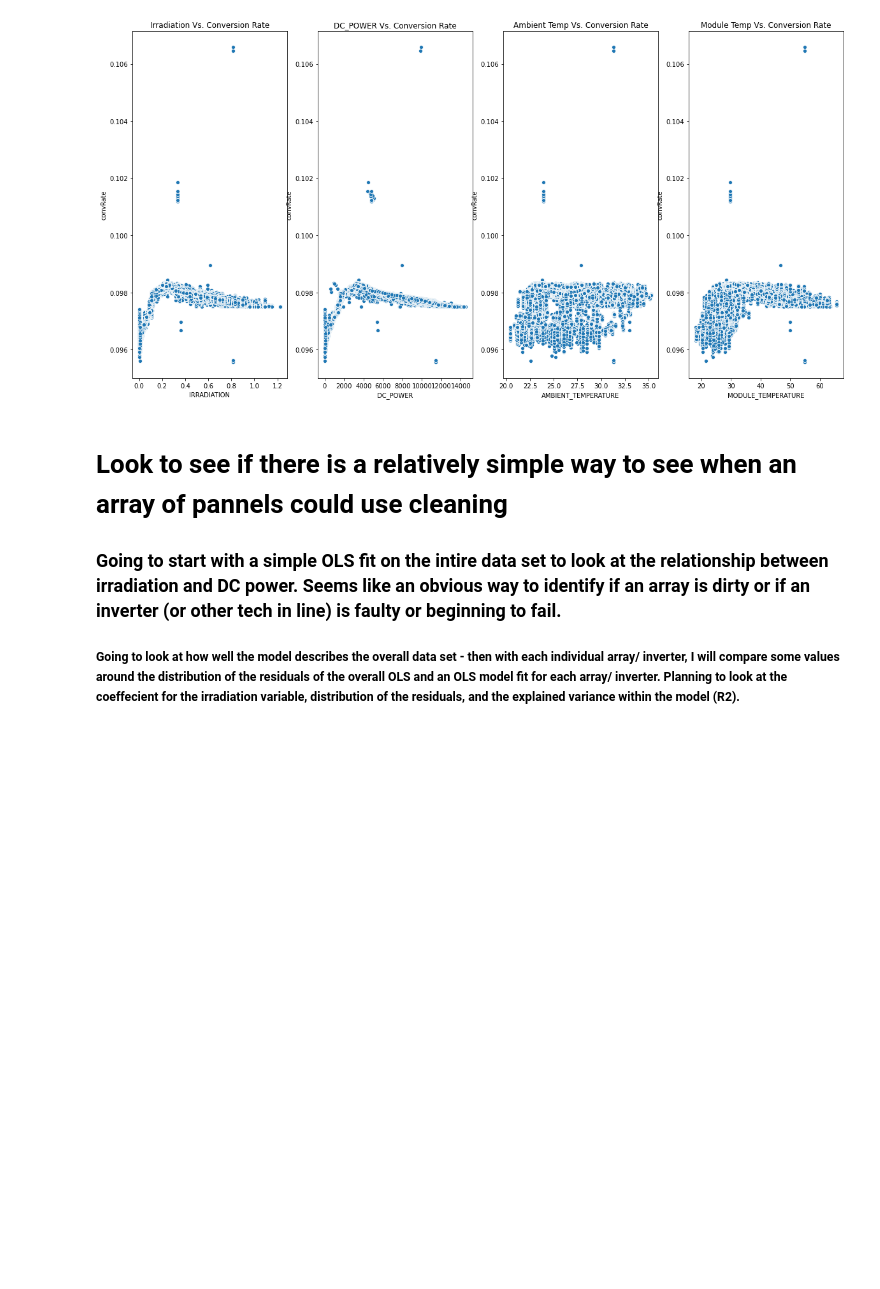
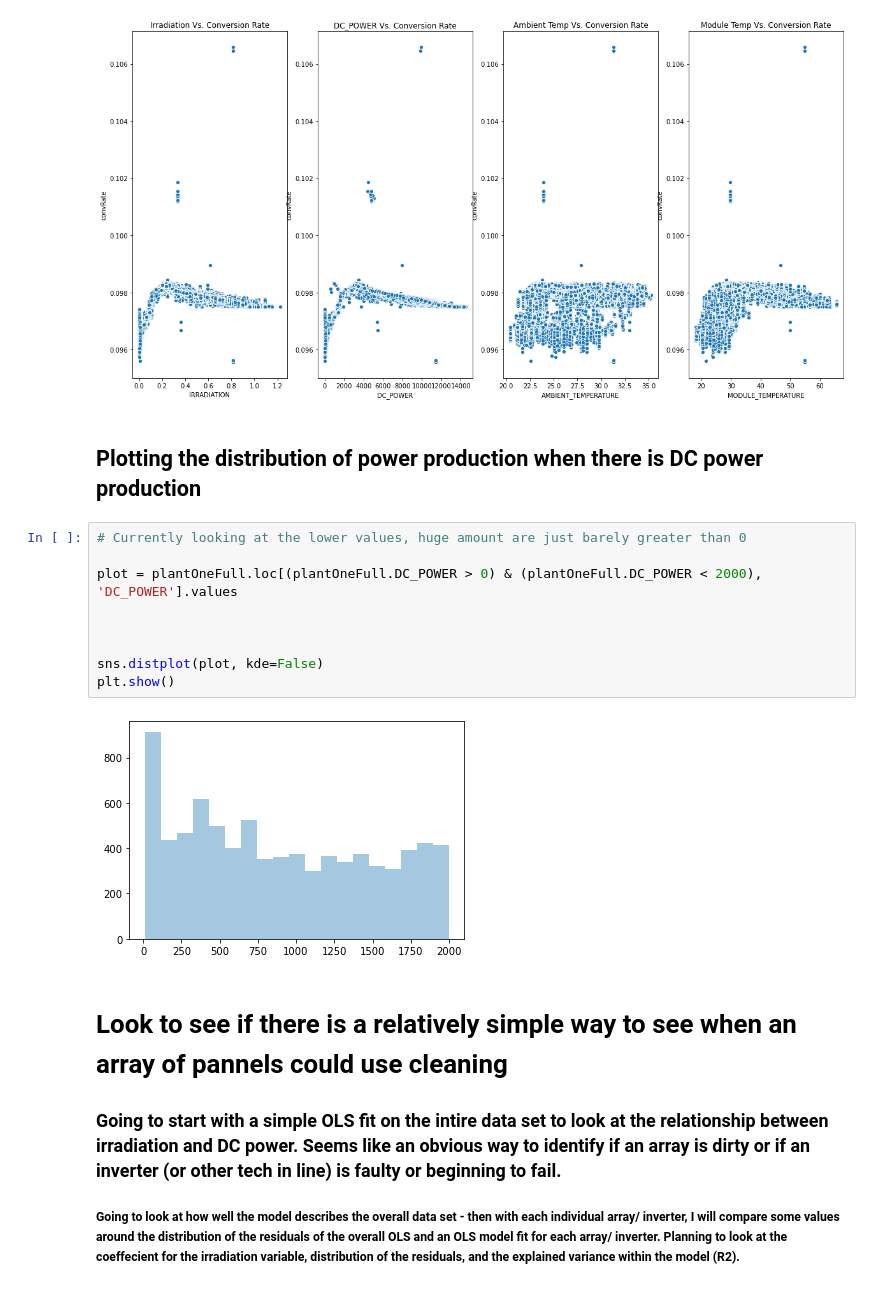
Before and after one commit to TheFoodForest/Kaggle-Solar-Power-Generation, a Jupyter notebook: Exploratory_Analysis.ipynb, the cells around one changed output. Drawn from its saved outputs; the diff is of its cells as text; blank space fills up the shorter version.

```diff
--- a/Exploratory_Analysis.ipynb
+++ b/Exploratory_Analysis.ipynb
@@ -259,6 +265,19 @@ a4.set_title('Module Temp Vs. Conversion Rate')
 plt.show()
 # %% [output]
 [figure]
+# %% [markdown]
+## Plotting the distribution of power production when there is DC power production
+# %%
+# Currently looking at the lower values, huge amount are just barely greater than 0
+
+plot = plantOneFull.loc[(plantOneFull.DC_POWER > 0) & (plantOneFull.DC_POWER < 2000), 'DC_POWER'].values
+
+
+
+sns.distplot(plot, kde=False)
+plt.show()
+# %% [output]
+[figure, added]
 # %% [markdown]
 # Look to see if there is a relatively simple way to see when an array of pannels could use cleaning
 
```
Also changed, not shown: parts of 12 cells of this notebook.
